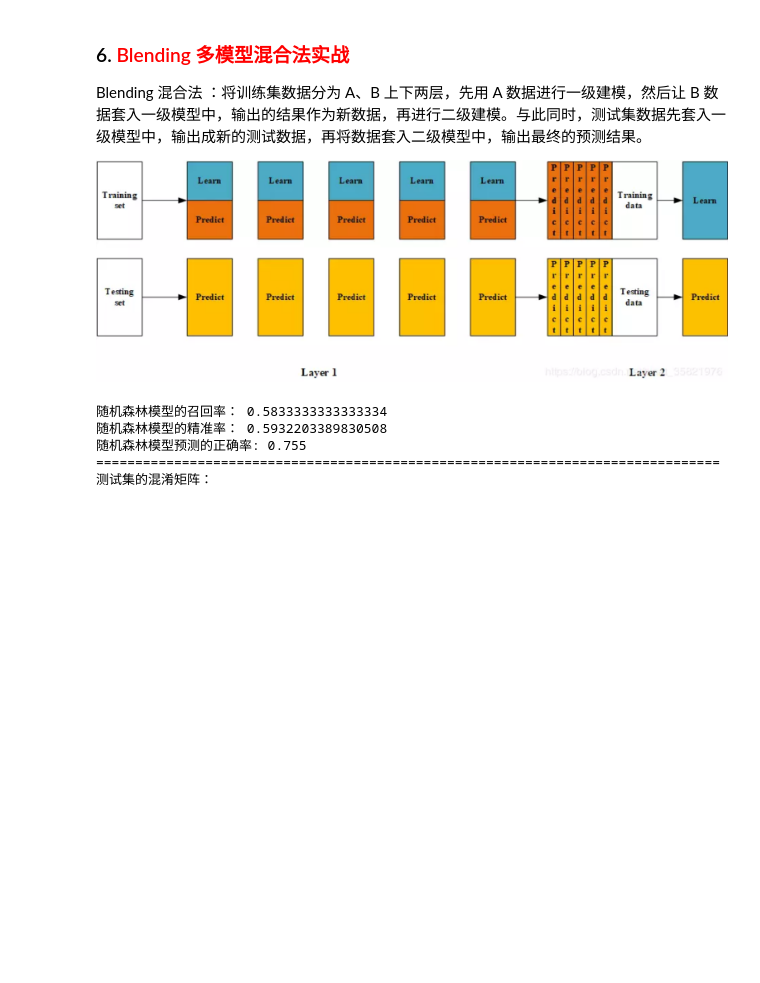
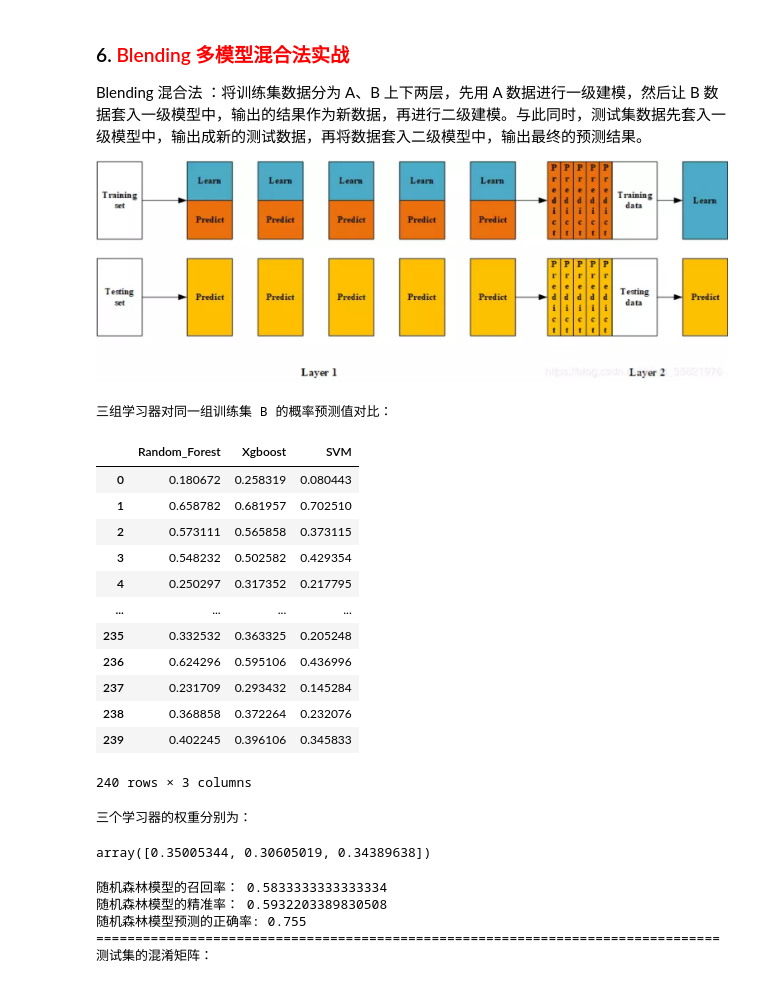
Before and after one commit to lotbear/Python-Financial-investment-strategy, a Jupyter notebook: 德国信贷风控数据实战/进阶4：多模型集成学习 vs 融合学习/德国信贷风控数据建模（进阶4：多模型集成学习 vs 融合学习）.ipynb, the cells around one changed output. Cells and saved outputs as stored; diff of their text form; code cells hidden in the pictures; blank space fills up the shorter version.

```diff
--- a/德国信贷风控数据实战/进阶4：多模型集成学习 vs 融合学习/德国信贷风控数据建模（进阶4：多模型集成学习 vs 融合学习）.ipynb
+++ b/德国信贷风控数据实战/进阶4：多模型集成学习 vs 融合学习/德国信贷风控数据建模（进阶4：多模型集成学习 vs 融合学习）.ipynb
@@ -584,20 +582,43 @@ xgboost_model_fit = xgboost_model.fit(x_train_a, y_train_a)
 svm_model = SVC(kernel='rbf',C =0.5,gamma=0.1,class_weight= {1: 2, 0: 1},probability=True)
 svm_model_fit = svm_model.fit(x_train_a, y_train_a)
 # %%
-## 对训练集 B 进行预测
+## 对训练集 B 进行预测,由于最初在训练集中，以 3:7 进行 A:B 数据分层，训练集 B 共分得240条数据
 y_pred_1 = RF_model_2_fit.predict_proba(x_train_b)[:, 1]
 y_pred_2 = xgboost_model_fit.predict_proba(x_train_b)[:, 1]
 y_pred_3 = svm_model_fit.predict_proba(x_train_b)[:, 1]
 ## 将一级模型预测结果构造矩阵
 y_pred_all = np.vstack([y_pred_1, y_pred_2,y_pred_3]).T
+y_pred_all_pd = pd.DataFrame(y_pred_all,columns=['Random_Forest','Xgboost','SVM'])
+print('三组学习器对同一组训练集 B 的概率预测值对比：')
+y_pred_all_pd
+# %% [output]
+三组学习器对同一组训练集 B 的概率预测值对比：
+|  | Random_Forest | Xgboost | SVM |
+| 0 | 0.180672 | 0.258319 | 0.080443 |
+| 1 | 0.658782 | 0.681957 | 0.702510 |
+| 2 | 0.573111 | 0.565858 | 0.373115 |
+| 3 | 0.548232 | 0.502582 | 0.429354 |
+| 4 | 0.250297 | 0.317352 | 0.217795 |
+| ... | ... | ... | ... |
+| 235 | 0.332532 | 0.363325 | 0.205248 |
+| 236 | 0.624296 | 0.595106 | 0.436996 |
+| 237 | 0.231709 | 0.293432 | 0.145284 |
+| 238 | 0.368858 | 0.372264 | 0.232076 |
+| 239 | 0.402245 | 0.396106 | 0.345833 |
+240 rows × 3 columns
 # %%
-## 二级模型，训练组合权重
+## 二级模型，训练组合权重，用 LR 逻辑回归模型 将三组学习器的权重进行加权求和
 LR_model_2 = LogisticRegression(C=0.1, penalty='l2', solver='saga')
 LR_model_fit = LR_model_2.fit(y_pred_all, y_train_b)
 
 ## 取出模型权重
 weight_value = list(LR_model_fit.coef_.flatten())
 weight_value = weight_value/sum(weight_value)
+print('三个学习器的权重分别为：')
+weight_value
+# %% [output]
+三个学习器的权重分别为：
+array([0.35005344, 0.30605019, 0.34389638])
 # %%
 ## 测试集合预测
 ytest_pred_1 = RF_model_2_fit.predict_proba(x_test)[:, 1]
```
Also changed, not shown: parts of 13 cells of this notebook, 3 other files.
